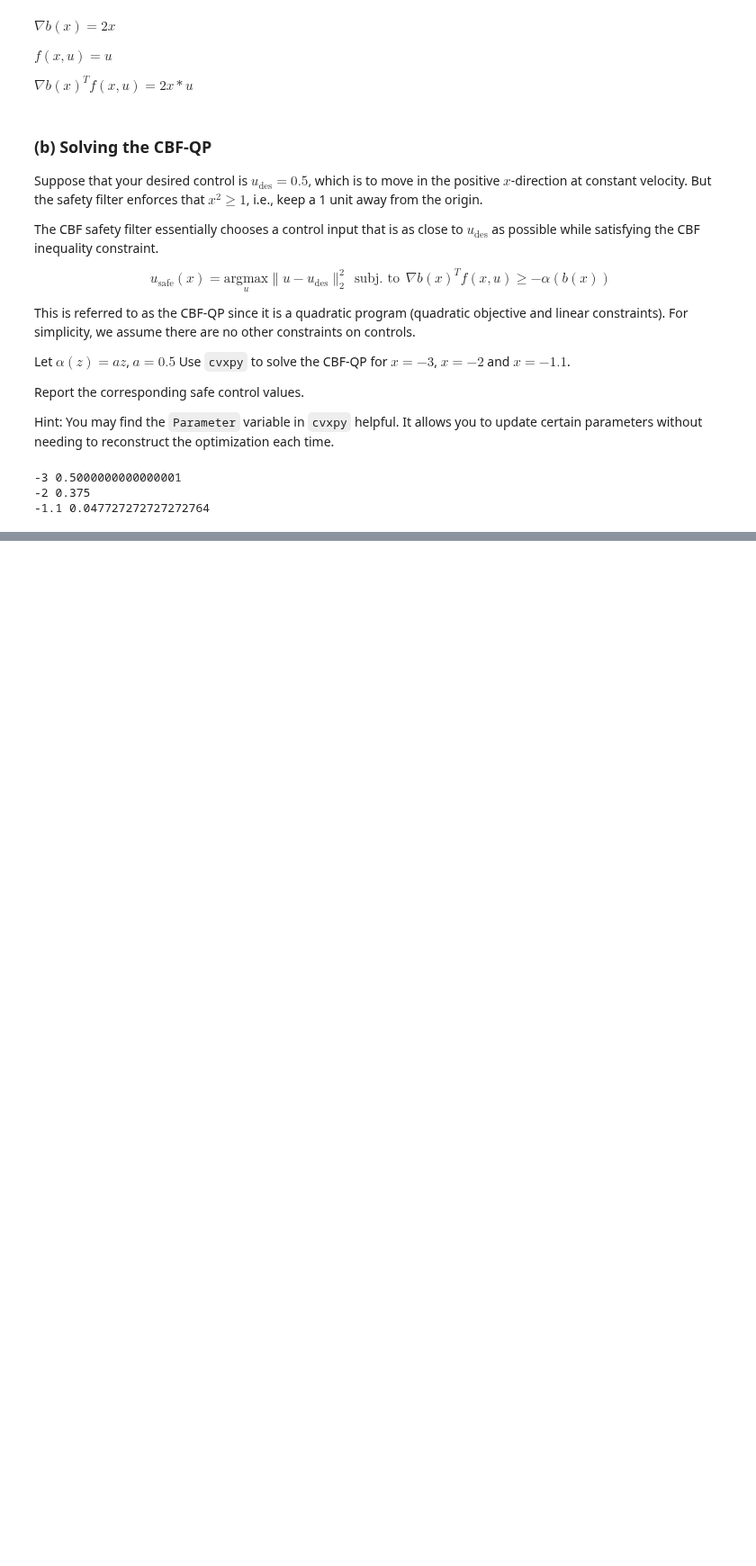
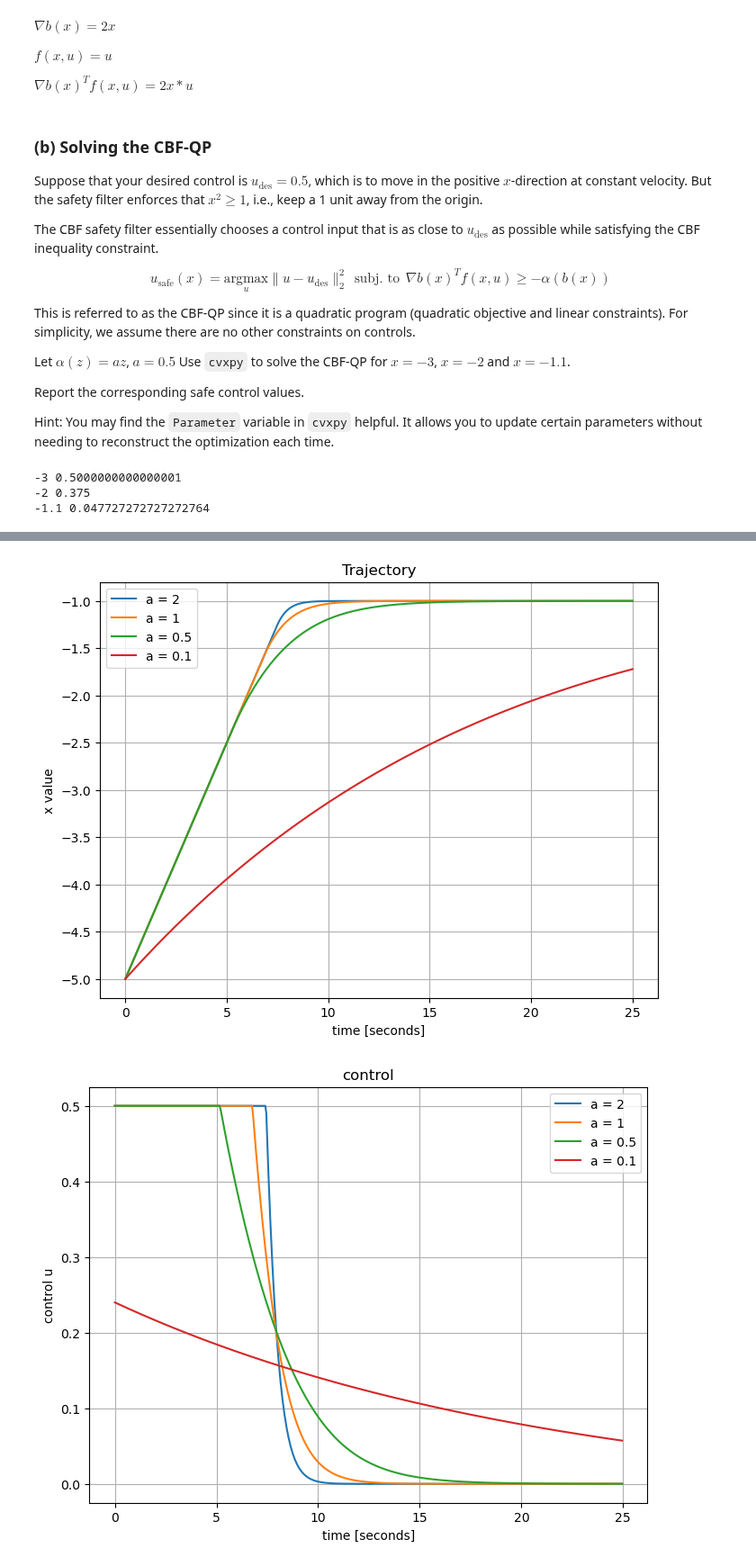
Before and after one commit to arieltynan/ME-548, a Jupyter notebook: hw01.ipynb, the cells around one changed output, grey strips where cells are left out. Shown at 90% size. Saved outputs shown, nothing was run; the diff lists cells and outputs as text; code cells hidden in the pictures; blank space fills up the shorter version.

```diff
--- a/hw01.ipynb
+++ b/hw01.ipynb
@@ -764,0 +760,71 @@ Note that the CBF theory is for continuous-time dynamics, but when we simulate,
+# %%
+u_des = .5
+dt = 0.05
+steps = 500
+x0 = -5
+a_vals = [2, 1, 0.5, 0.1]
+trajs = {} #dictionary
+
+
+for a in a_vals:
+    x_param = cp.Parameter(nonpos=True)  # x must be nonpositive for CBF
+    u = cp.Variable()
+
+    x_vals = [x0]
+    u_vals = []
+
+    for i in range(steps):
+        x_param = cp.Parameter(nonpos=True)
+        u = cp.Variable()
+
+        # iterate through the x_vals
+        x_val = x_vals[-1]
+        x_param.value = x_val
+
+        b_func = cp.square(x_param) - 1
+        alpha_func = a * b_func
+        constraint = [2 * x_param * u >= -alpha_func]
+
+        prob = cp.Problem(cp.Minimize((u - u_des)**2), constraint)
+        prob.solve()
+
+        u_val = u.value #store u_vals for
+        u_vals.append(u_val)
+
+        x_next = x_val + dt * u_val #get next x_val, Euler int.
+        x_vals.append(x_next)
+
+    trajs[a] = (np.array(x_vals), np.array(u_vals)) #storing/connecting the x_vals and u_vals trajectories to the corresponding a_val
+
+# Plot results
+time = np.arange(steps + 1) * dt #time steps 0 through 5.00s
+
+# Plot x(t)
+plt.figure(figsize=(8,6))
+for a in a_vals:
+    plt.plot(time, trajs[a][0], label=f'a = {a}')
+    plt.ylabel('x value')
+    plt.xlabel('time [seconds]')
+    plt.title('Trajectory')
+    plt.legend()
+    plt.grid(True)
+plt.show()
+
+
+# Plot u(t)
+plt.figure(figsize=(8,6))
+for a in a_vals:
+    plt.plot(time[:-1], trajs[a][1], label=f'a = {a}')
+    plt.ylabel('control u')
+    plt.xlabel('time [seconds]')
+    plt.title('control')
+    plt.legend()
+    plt.grid(True)
+plt.show()
+
+
+    # simulate system, during which the CBF-QP safety filter is applied.
+    # loop over various values of a.
+# %% [output]
+[figure, added]
+[figure, added]
```
Also changed, not shown: parts of 2 cells of this notebook.
